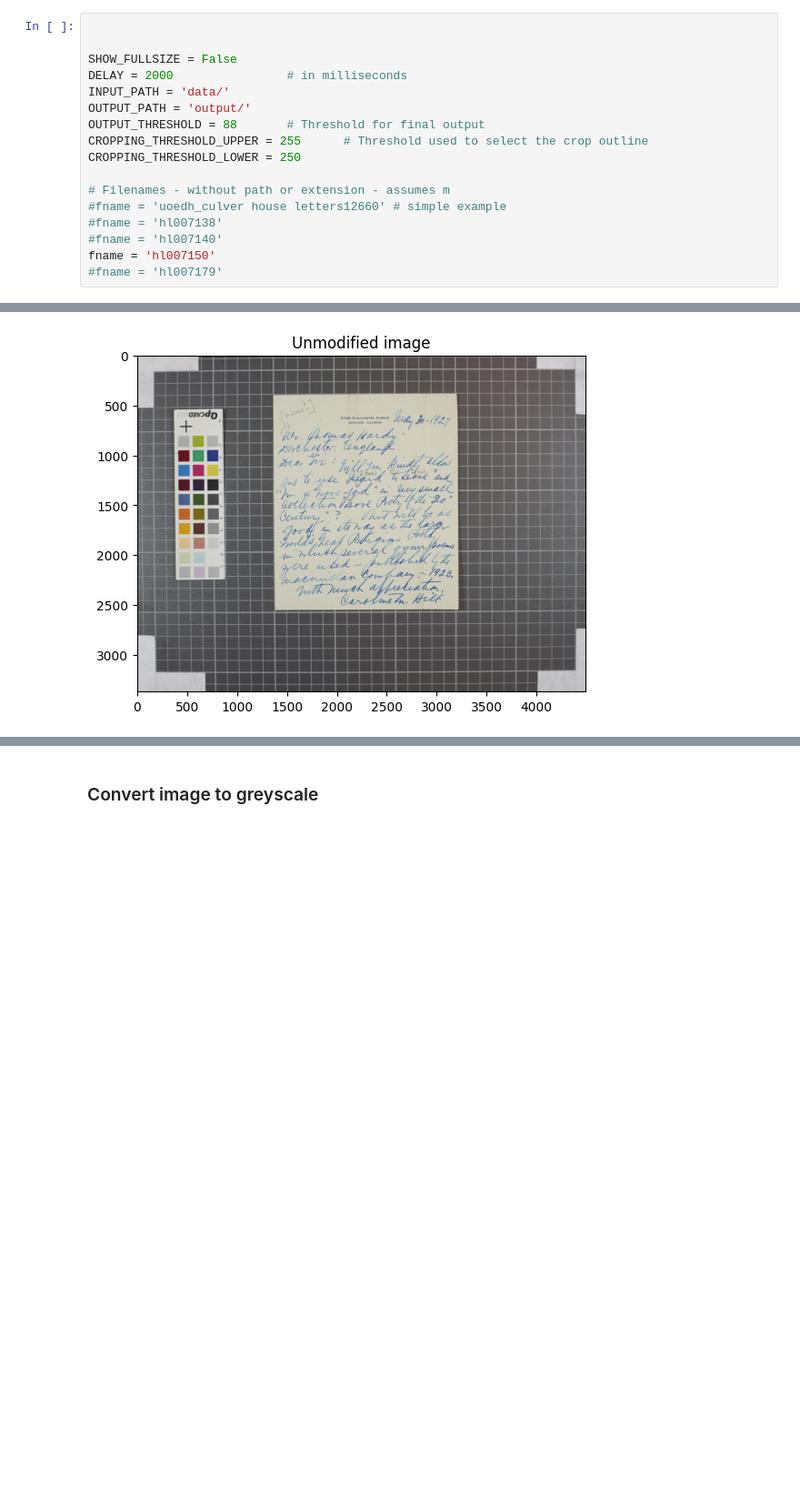
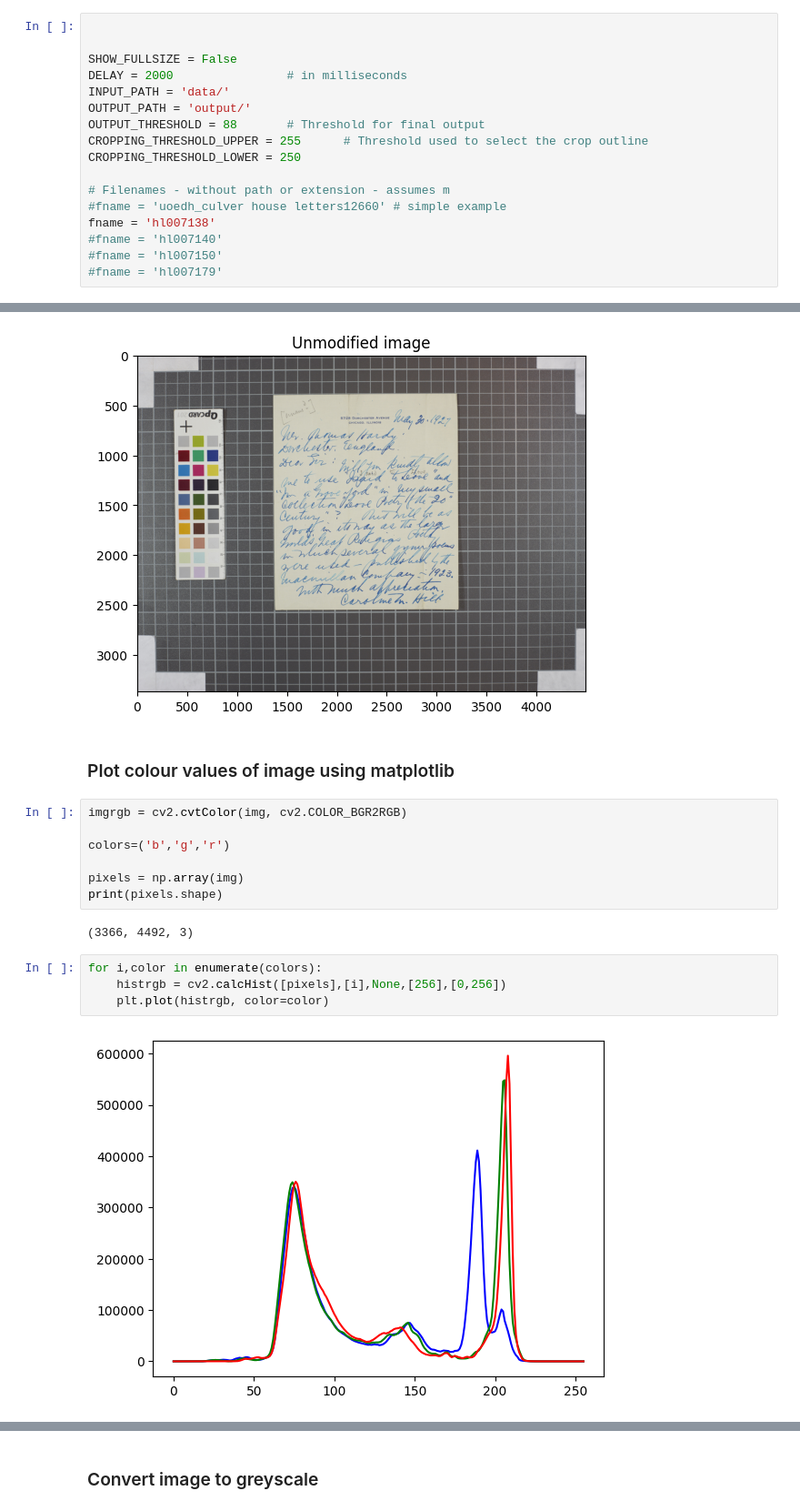
Before and after one commit to ExeterDigitalHumanities/python-opencv-images, a Jupyter notebook: basics03.ipynb, the cells around one changed output, grey strips where cells are left out. Shown at 91% size. Saved outputs shown, nothing was run; the diff lists cells and outputs as text; blank space fills up the shorter version.

Commit message:
Added histogram plots for images

```diff
--- a/basics03.ipynb
+++ b/basics03.ipynb
@@ -23,9 +23,9 @@ CROPPING_THRESHOLD_LOWER = 250
 
 # Filenames - without path or extension - assumes m
 #fname = 'uoedh_culver house letters12660' # simple example
-#fname = 'hl007138'
+fname = 'hl007138'
 #fname = 'hl007140'
-fname = 'hl007150'
+#fname = 'hl007150'
 #fname = 'hl007179'
 # %% [markdown]
 ### Helper functions
@@ -79,3 +79,20 @@ img = cv2.imread(filename=INPUT_PATH+fname+'.jpg')
 showinline(img,'Unmodified image')
 # %% [output]
 [figure]
+# %% [markdown]
+### Plot colour values of image using matplotlib
+# %%
+imgrgb = cv2.cvtColor(img, cv2.COLOR_BGR2RGB)
+
+colors=('b','g','r')
+
+pixels = np.array(img)
+print(pixels.shape)
+# %% [output]
+(3366, 4492, 3)
+# %%
+for i,color in enumerate(colors):
+    histrgb = cv2.calcHist([pixels],[i],None,[256],[0,256])
+    plt.plot(histrgb, color=color)
+# %% [output]
+[figure, added]
```
Also changed, not shown: parts of 3 cells of this notebook.
